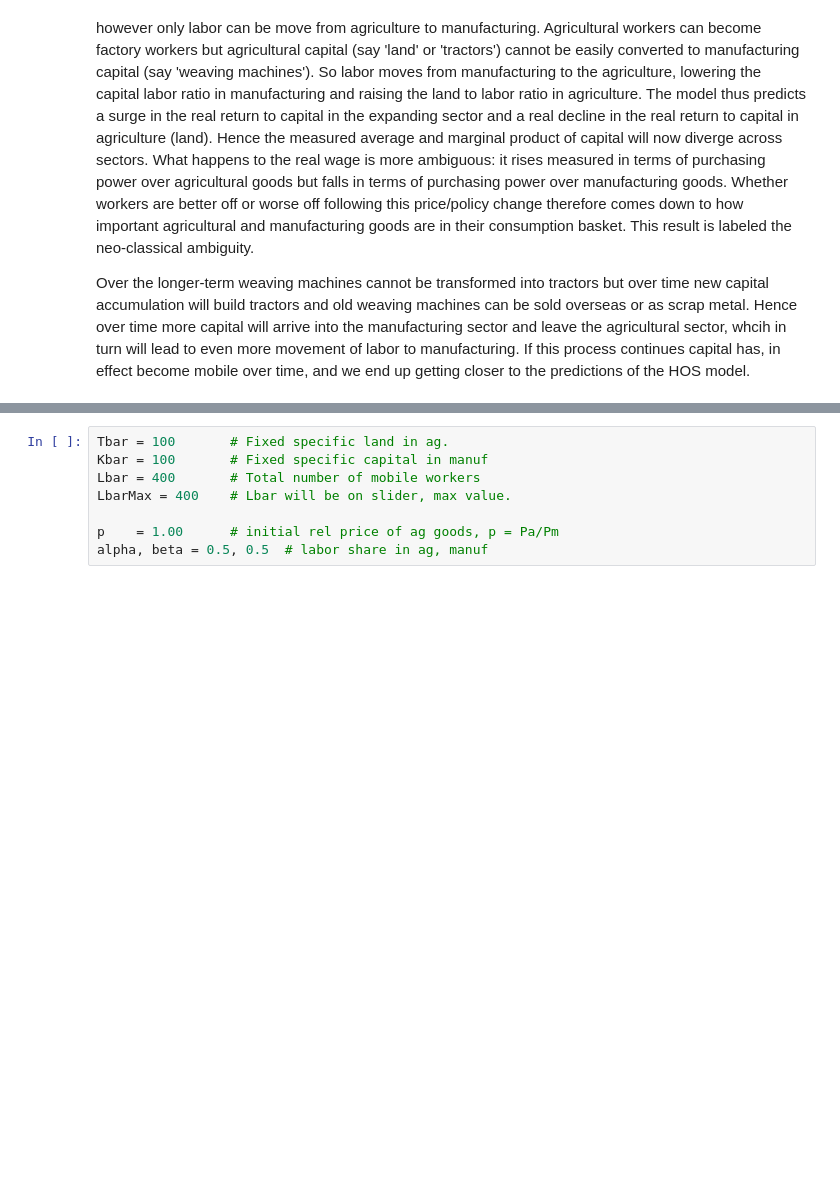
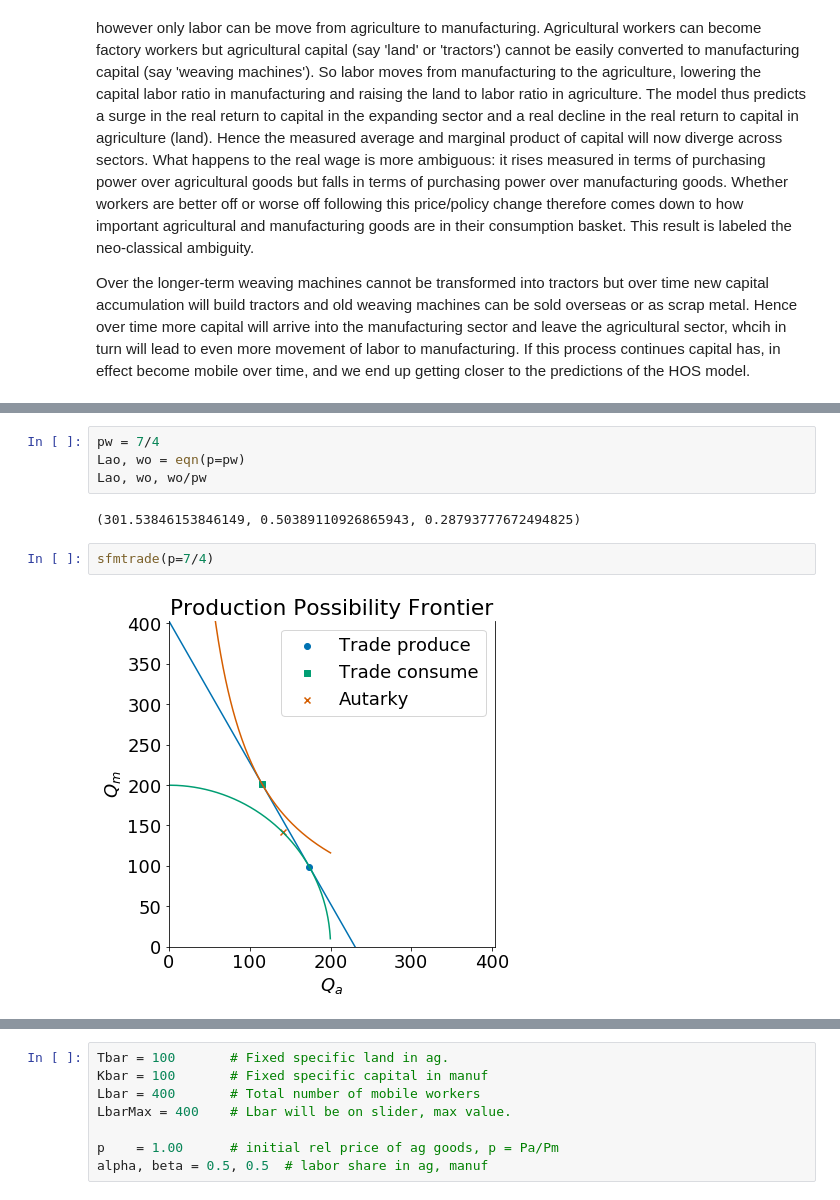
Before and after one commit to jhconning/Dev-II, a Jupyter notebook: notebooks/SFM.ipynb, the cells around one changed output, grey strips where cells are left out. Cells and saved outputs as stored; diff of their text form; blank space fills up the shorter version.

```diff
--- a/notebooks/SFM.ipynb
+++ b/notebooks/SFM.ipynb
@@ -44,0 +143,10 @@ Loading BokehJS ...
+# %%
+pw = 7/4
+Lao, wo = eqn(p=pw)
+Lao, wo, wo/pw
+# %% [output]
+(301.53846153846149, 0.50389110926865943, 0.28793777672494825)
+# %%
+sfmtrade(p=7/4)
+# %% [output]
+[figure, added]
```
Also changed, not shown: parts of 81 cells of this notebook.
